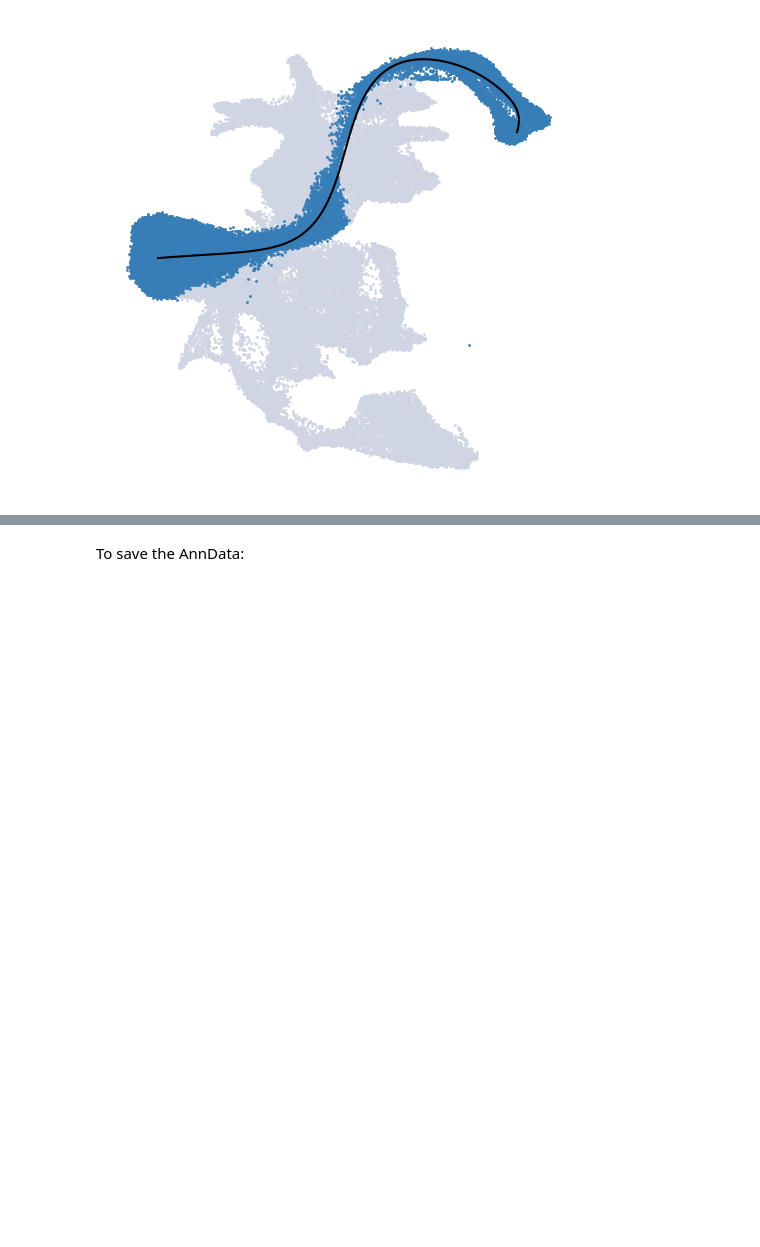
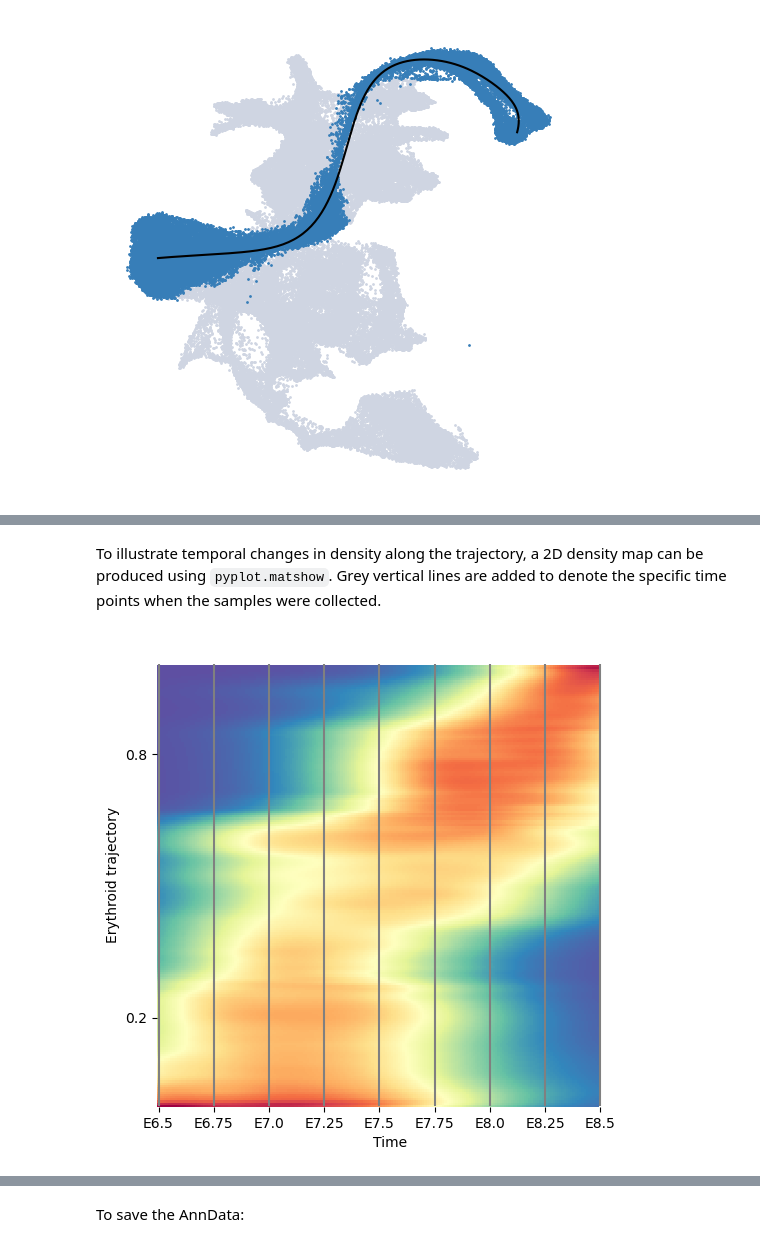
Before and after one commit to settylab/Mellon, a Jupyter notebook: notebooks/time-series_tutorial.ipynb, the cells around one changed output, grey strips where cells are left out. Saved outputs shown, nothing was run; the diff lists cells and outputs as text; code cells hidden in the pictures; blank space fills up the shorter version.

```diff
--- a/notebooks/time-series_tutorial.ipynb
+++ b/notebooks/time-series_tutorial.ipynb
@@ -164,0 +183,6 @@ plt.show()
+# %%
+%%time
+diffcomp_est = mellon.FunctionEstimator(ls=1, sigma=0.1, n_landmarks=100)
+diffcomp_trajectory = diffcomp_est.fit_predict(
+    pseudotime, ad.obsm["DM_EigenVectors"][idx, :], pseudotime_grid
+)
@@ -164,0 +198,6 @@ plt.show()
+# %%
+%%time
+time_grid_raw = np.linspace(
+    X_times.astype(float).min(), X_times.astype(float).max(), 200
+)
+densities = density_predictor(diffcomp_trajectory, multi_time=time_grid_raw)
@@ -165 +207,29 @@ plt.show()
+# %% [markdown]
+To illustrate temporal changes in density along the trajectory, a 2D density map can be produced using `pyplot.matshow`. Grey vertical lines are added to denote the specific time points when the samples were collected.
+# %%
+aspect = densities.shape[1] / densities.shape[0]
+plt.matshow(densities, origin="lower", aspect=aspect)
+
+
+# Function to convert time to corresponding matrix position
+def time_to_matrix_position(times):
+    return (
+        len(time_grid_raw) * (times - np.min(times)) / (np.max(times) - np.min(times))
+    )
+
+
+plt.xlabel("Time")
+plt.ylabel("Erythroid trajectory")
+num_time = sampled_times["stage_numerical"].astype(float).values
+plt.xticks(time_to_matrix_position(num_time), sampled_times["stage"])
+plt.vlines(time_to_matrix_position(num_time), 0, len(pseudotime_grid), color="grey")
+plt.gca().xaxis.tick_bottom()
+plt.yticks(
+    np.quantile(np.arange(len(pseudotime_grid)), np.array([0.2, 0.8])),
+    np.array([0.2, 0.8]),
+)
+
+plt.show()
+# %% [output]
+[figure, added]
 # %% [markdown]
```
Also changed, not shown: parts of 15 cells of this notebook.
